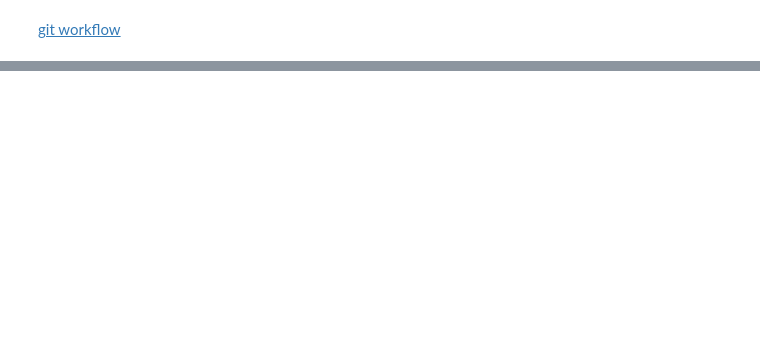
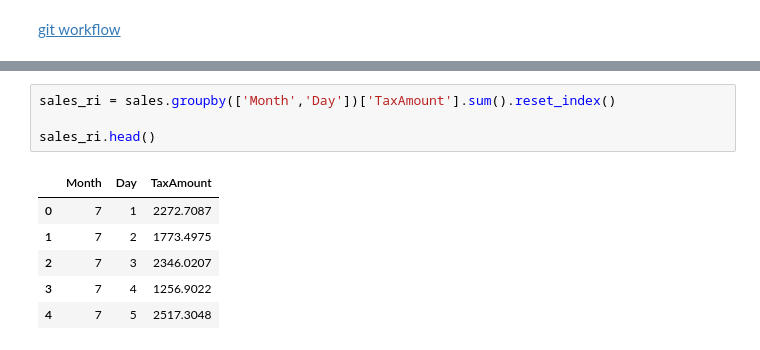
Before and after one commit to xpython21/pandas_basic_01, a Jupyter notebook: myPandas_myPyspark_01.ipynb, the cells around one changed output, grey strips where cells are left out. Drawn from its saved outputs; the diff is of its cells as text; blank space fills up the shorter version.

```diff
--- a/myPandas_myPyspark_01.ipynb
+++ b/myPandas_myPyspark_01.ipynb
@@ -37,0 +58,11 @@ sales.head()
+# %%
+sales_ri = sales.groupby(['Month','Day'])['TaxAmount'].sum().reset_index()
+
+sales_ri.head()
+# %% [output]
+|  | Month | Day | TaxAmount |
+| 0 | 7 | 1 | 2272.7087 |
+| 1 | 7 | 2 | 1773.4975 |
+| 2 | 7 | 3 | 2346.0207 |
+| 3 | 7 | 4 | 1256.9022 |
+| 4 | 7 | 5 | 2517.3048 |
```
Also changed, not shown: parts of 4 cells of this notebook.
